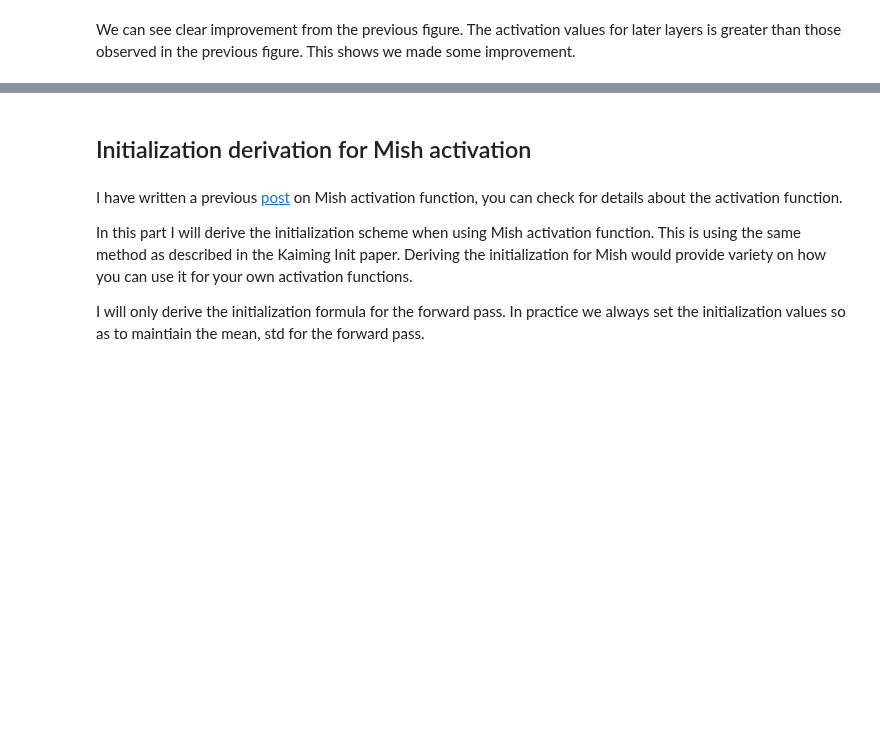
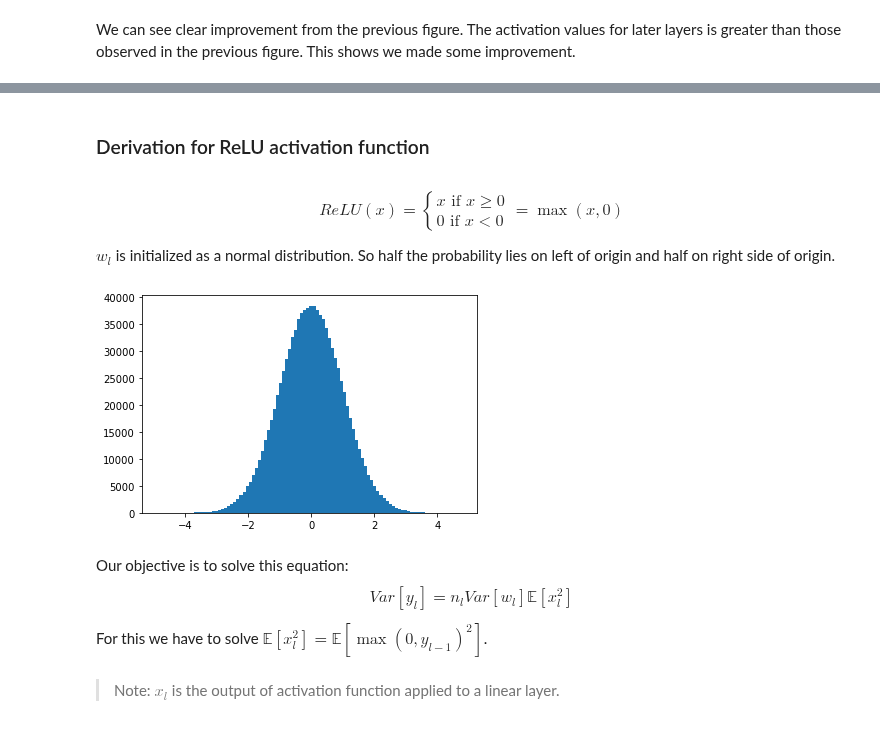
Before and after one commit to KushajveerSingh/blog, a Jupyter notebook: _notebooks/2020-07-10-post-0011.ipynb, the cells around one changed output, grey strips where cells are left out. Saved outputs shown, nothing was run; the diff lists cells and outputs as text; code cells hidden in the pictures; blank space fills up the shorter version.

Commit message:
post_0011 fixup left

```diff
--- a/_notebooks/2020-07-10-post-0011.ipynb
+++ b/_notebooks/2020-07-10-post-0011.ipynb
@@ -432,8 +644,25 @@ We can see clear improvement from the previous figure. The activation values for
 # %% [markdown]
-## Initialization derivation for Mish activation
+### Derivation for ReLU activation function
-# %% [markdown]
-I have written a previous [post](https://kushajveersingh.github.io/blog/paper-implementation/2019/11/11/post-007.html) on Mish activation function, you can check for details about the activation function.
-
-In this part I will derive the initialization scheme when using Mish activation function. This is using the same method as described in the Kaiming Init paper. Deriving the initialization for Mish would provide variety on how you can use it for your own activation functions.
-
-I will only derive the initialization formula for the forward pass. In practice we always set the initialization values so as to maintiain the mean, std for the forward pass.
+# %% [markdown]
+$$
+ReLU(x) =
+\begin{cases}
+x\text{ if }x\geq 0 \\
+0\text{ if }x<0
+\end{cases}
+= \max(x,0)
+$$
+
+$w_l$ is initialized as a normal distribution. So half the probability lies on left of origin and half on right side of origin.
+# %%
+a = torch.randn(1000,1000)
+plt.hist(a.flatten().numpy(), bins=100);
+# %% [output]
+[figure, added]
+# %% [markdown]
+Our objective is to solve this equation:
+$$Var[y_l] = n_lVar[w_l]\mathbb{E}[x_l^2]$$
+
+For this we have to solve $\mathbb{E}[x_l^2]=\mathbb{E}[\max(0,y_{l-1})^2]$.
+# %% [markdown]
+> Note: $x_l$ is the output of activation function applied to a linear layer.
```
Also changed, not shown: parts of 23 cells of this notebook, 2 other files.
